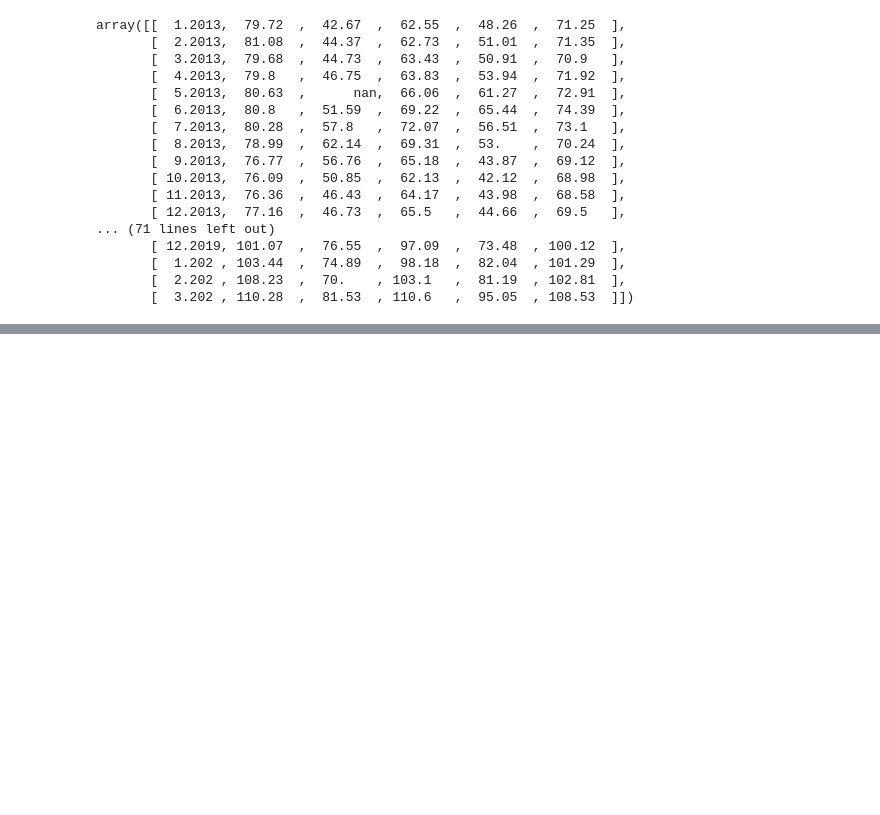
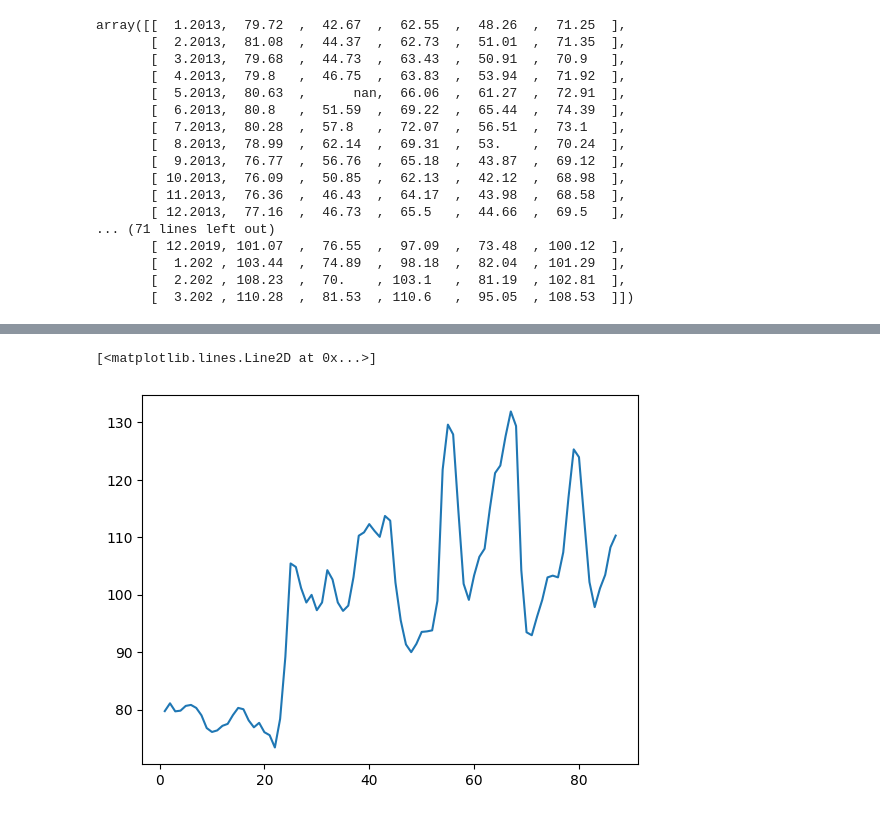
Before and after one commit to WybsonSantana/formacao-python-para-data-science-alura, a Jupyter notebook: fpds03-numpy-analise-numerica-eficiente-com-python/numpy/notebooks/main.ipynb, the cells around one changed output, grey strips where cells are left out. Cells and saved outputs as stored; diff of their text form; code cells hidden in the pictures; blank space fills up the shorter version.

```diff
--- a/fpds03-numpy-analise-numerica-eficiente-com-python/numpy/notebooks/main.ipynb
+++ b/fpds03-numpy-analise-numerica-eficiente-com-python/numpy/notebooks/main.ipynb
@@ -60,0 +105,7 @@ array([[  1.2013,  79.72  ,  42.67  ,  62.55  ,  48.26  ,  71.25  ],
+# %%
+datas = np.arange(1, 88)
+# %%
+plt.plot(datas, precos[:,0])
+# %% [output]
+[<matplotlib.lines.Line2D at 0x...>]
+[figure, added]
```
Also changed, not shown: parts of 6 cells of this notebook, 1 other file.
